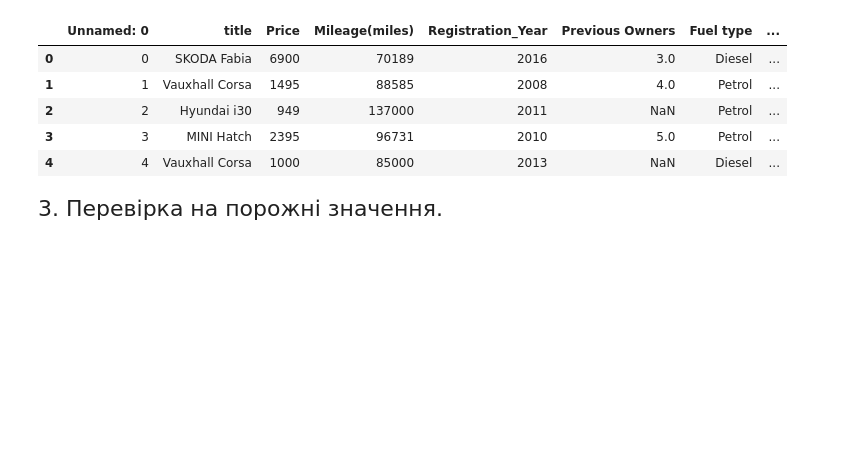
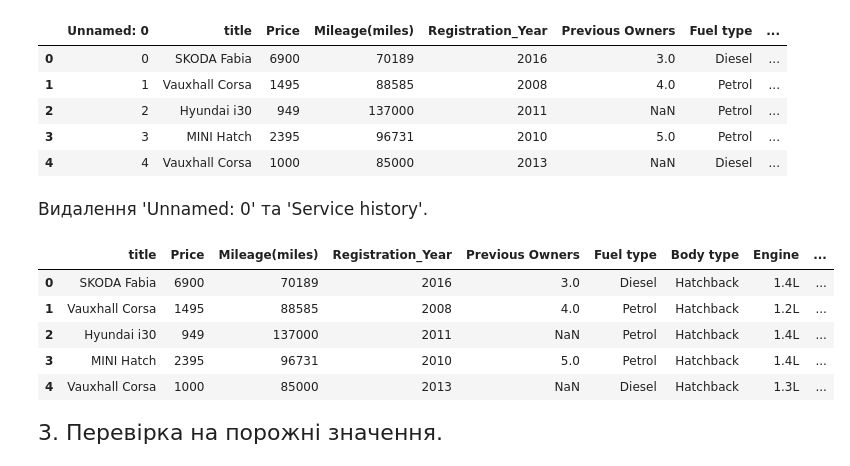
Before and after one commit to artemyak5/SRP, a Jupyter notebook: coursework/main.ipynb, the cells around one changed output. Saved outputs shown, nothing was run; the diff lists cells and outputs as text; code cells hidden in the pictures; blank space fills up the shorter version.

```diff
--- a/coursework/main.ipynb
+++ b/coursework/main.ipynb
@@ -119,6 +135,19 @@ df.head()
 | 2 | 2 | Hyundai i30 | 949 | 137000 | 2011 | NaN | Petrol | ... |
 | 3 | 3 | MINI Hatch | 2395 | 96731 | 2010 | 5.0 | Petrol | ... |
 | 4 | 4 | Vauxhall Corsa | 1000 | 85000 | 2013 | NaN | Diesel | ... |
+# %% [markdown]
+ <p style="font-size: 17px;">Видалення 'Unnamed: 0' та 'Service history'.</p>
+# %%
+# Вибір всіх стовпців, крім першого
+df = df.iloc[:, 1:]
+df.head()
+# %% [output]
+|  | title | Price | Mileage(miles) | Registration_Year | Previous Owners | Fuel type | Body type | Engine | ... |
+| 0 | SKODA Fabia | 6900 | 70189 | 2016 | 3.0 | Diesel | Hatchback | 1.4L | ... |
+| 1 | Vauxhall Corsa | 1495 | 88585 | 2008 | 4.0 | Petrol | Hatchback | 1.2L | ... |
+| 2 | Hyundai i30 | 949 | 137000 | 2011 | NaN | Petrol | Hatchback | 1.4L | ... |
+| 3 | MINI Hatch | 2395 | 96731 | 2010 | 5.0 | Petrol | Hatchback | 1.4L | ... |
+| 4 | Vauxhall Corsa | 1000 | 85000 | 2013 | NaN | Diesel | Hatchback | 1.3L | ... |
 # %% [markdown]
 <p style="font-size: 22px;"> 3. Перевірка на порожні значення.
 # %%
```
Also changed, not shown: parts of 11 cells of this notebook, 2 other files.
